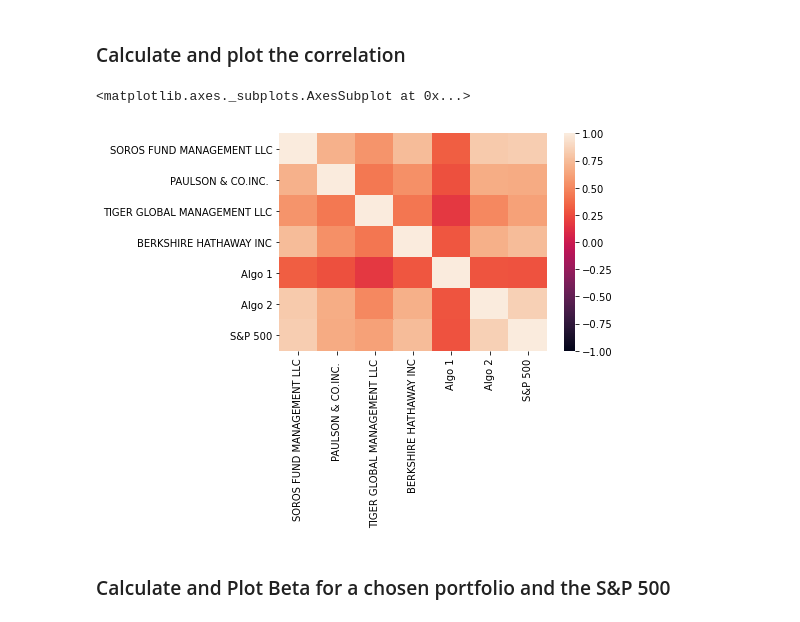
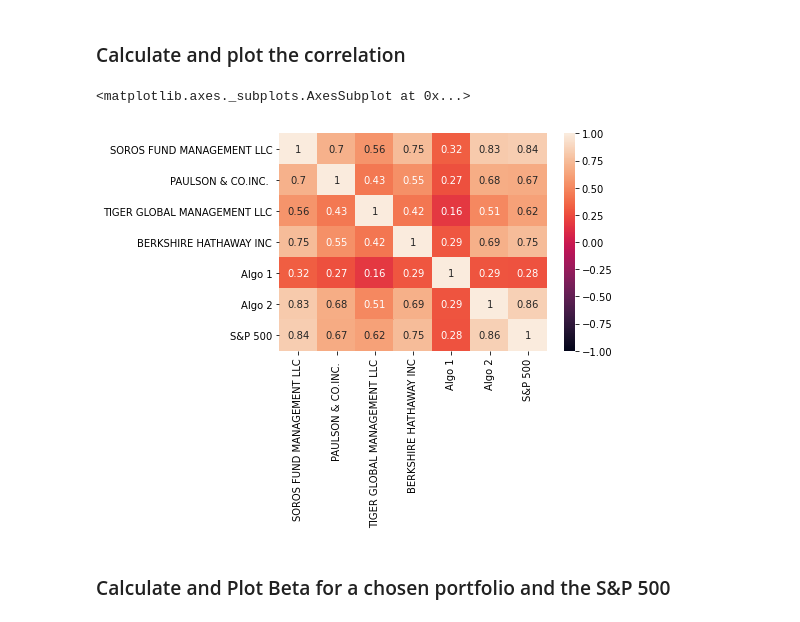
Before and after one commit to mauricedure/Whale_Off_The_Portfolio, a Jupyter notebook: whale_analysis.ipynb, the cells around one changed output. Saved outputs shown, nothing was run; the diff lists cells and outputs as text; code cells hidden in the pictures.

```diff
--- a/whale_analysis.ipynb
+++ b/whale_analysis.ipynb
@@ -339,12 +339,12 @@ column_append_data.rolling(window=21).std().plot(figsize=(20,10),title="Rolling
 # %%
 # Calculate the correlation
 price_correalation = column_append_data.corr()
 
 # Display de correlation matrix
-sns.heatmap(price_correalation, vmin=-1, vmax=1)
+sns.heatmap(price_correalation, vmin=-1, vmax=1, annot=True)
 # %% [output]
 <matplotlib.axes._subplots.AxesSubplot at 0x...>
-[figure, old version]
+[figure, new version]
 # %% [markdown]
 ### Calculate and Plot Beta for a chosen portfolio and the S&P 500
 # %%
```
Also changed, not shown: parts of 7 cells of this notebook.
